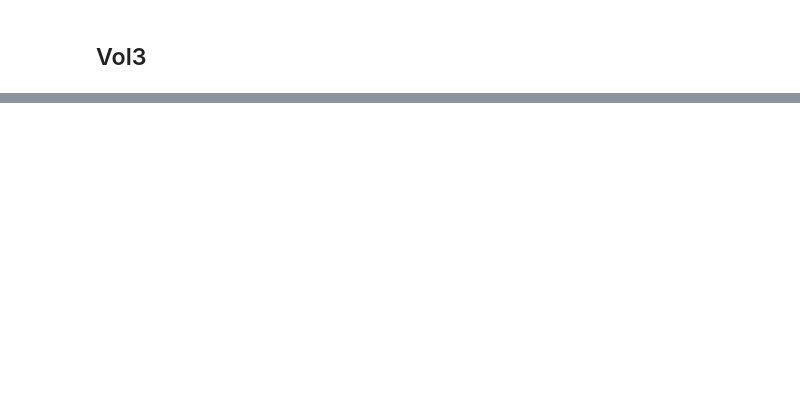
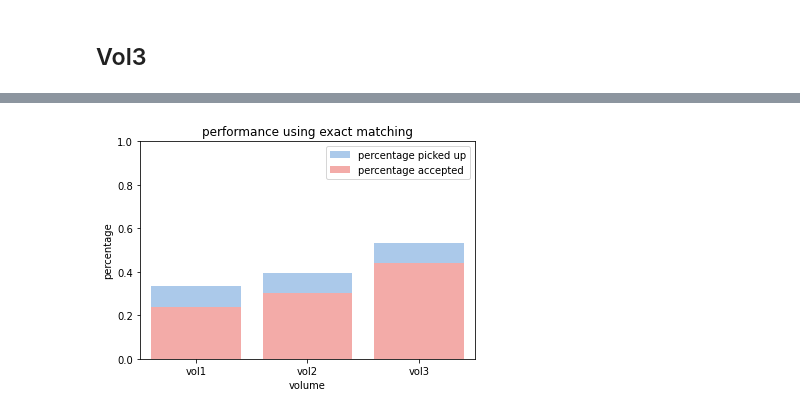
Before and after one commit to msedaghatpour/ExtractFlora, a Jupyter notebook: fuzzy_matching/index_wcvp_exact_matching.ipynb, the cells around one changed output, grey strips where cells are left out. Drawn from its saved outputs; the diff is of its cells as text; code cells hidden in the pictures; blank space fills up the shorter version.

```diff
--- a/fuzzy_matching/index_wcvp_exact_matching.ipynb
+++ b/fuzzy_matching/index_wcvp_exact_matching.ipynb
@@ -219,14 +221,16 @@ vol1_wcvp_df_simplified.shape[0]/vol1_df.shape[0]
 # %%
 vol2_df['mouterde_infra'].replace(np.nan, 'np.NaN', inplace=True)
 vol2_df['mouterde_epithet'].replace(np.nan, 'np.NaN', inplace=True)
+vol2_df['mouterde_author'] = vol2_df['mouterde_author'].str.replace(' et ', ' & ')
 
 vol2_wcvp_df = pd.merge(vol2_df,
                         wcvp_df,
                         how='inner',
                         left_on=['mouterde_genus','mouterde_epithet', 'mouterde_author', 'mouterde_infra'],
                         right_on = ['genus','species', 'authors', 'infraspecies'])
+vol2_wcvp_df.replace('np.NaN', np.nan, inplace=True)
 # %%
-vol2_wcvp_df_simplified = vol2_wcvp_df[['mouterde_genus', 'mouterde_epithet', 'mouterde_author', 'taxonomic_status', 'accepted_name', 'accepted_authors']]
+vol2_wcvp_df_simplified = vol2_wcvp_df[['mouterde_genus', 'mouterde_epithet', 'mouterde_infra', 'mouterde_author', 'taxonomic_status', 'accepted_name', 'accepted_authors']]
 output2 = '../output/fuzzy_matching/index/exact_matching/vol2_index_noItalics_wcvp.csv'
 vol2_wcvp_df_simplified.to_csv(output2)
 # %%
@@ -257,0 +265,16 @@ vol3_wcvp_df_simplified.to_csv(output3)
+# %%
+"""vol3_df['mouterde_infra'].replace(np.nan, 'np.NaN', inplace=True)
+vol3_df['mouterde_epithet'].replace(np.nan, 'np.NaN', inplace=True)
+vol3_df['mouterde_author'] = vol3_df['mouterde_author'].str.replace(' et ', ' & ')
+
+
+vol3_wcvp_df = pd.merge(vol3_df,
+                        wcvp_df,
+                        how='left',
+                        left_on=['mouterde_genus','mouterde_epithet', 'mouterde_author', 'mouterde_infra'],
+                        right_on = ['genus','species', 'authors', 'infraspecies'])
+
+vol3_wcvp_df.replace('np.NaN', np.nan, inplace=True)
+vol3_wcvp_df = vol3_wcvp_df[vol3_wcvp_df['genus'].isna()]
+
+vol3_wcvp_df_simplified = vol3_wcvp_df[['mouterde_genus', 'mouterde_epithet', 'mouterde_infra', 'mouterde_author', 'taxonomic_status', 'accepted_name', 'accepted_authors']]"""
@@ -268,0 +344,22 @@ vol3_wcvp_df_simplified.shape[0]/vol3_df.shape[0]
+# %%
+pick_up_rates = [vol1_wcvp_df_simplified.shape[0]/vol1_df.shape[0],
+                 vol2_wcvp_df_simplified.shape[0]/vol2_df.shape[0],
+                 vol3_wcvp_df_simplified.shape[0]/vol3_df.shape[0]]
+accepted_rate = [(vol1_wcvp_df_simplified['taxonomic_status'] == 'Accepted').sum()/vol1_df.shape[0],
+                 (vol2_wcvp_df_simplified['taxonomic_status'] == 'Accepted').sum()/vol2_df.shape[0],
+                 (vol3_wcvp_df_simplified['taxonomic_status'] == 'Accepted').sum()/vol3_df.shape[0]]
+
+ax = plt.subplots()
+
+pastel_blue = sns.color_palette("pastel")[0]
+pastel_red = sns.color_palette("pastel")[3]
+
+ax = sns.barplot(x=['vol1', 'vol2', 'vol3'], y=pick_up_rates, color=pastel_blue, label = 'percentage picked up')
+ax = sns.barplot(x=['vol1', 'vol2', 'vol3'], y=accepted_rate, color=pastel_red, label = 'percentage accepted')
+
+ax.set(xlabel="volume", ylabel="percentage", title = "performance using exact matching", ylim=(0,1))
+
+plt.legend()
+plt.show()
+# %% [output]
+[figure, added]
```
Also changed, not shown: parts of 42 cells of this notebook, 23 other files.
